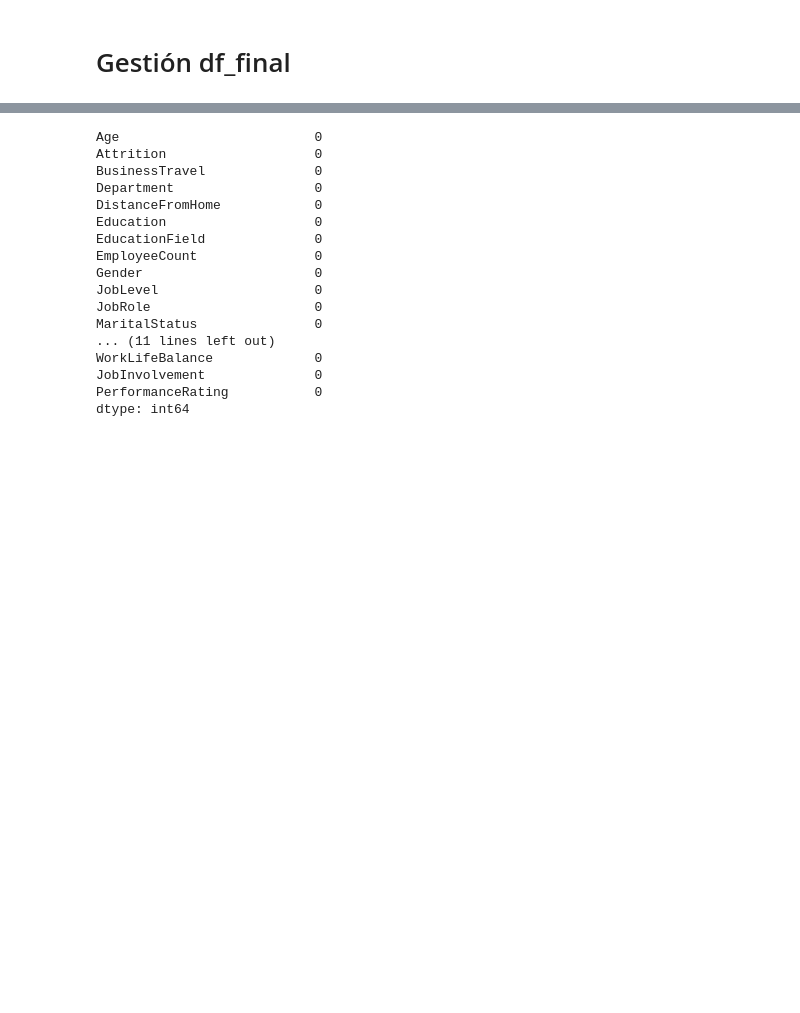
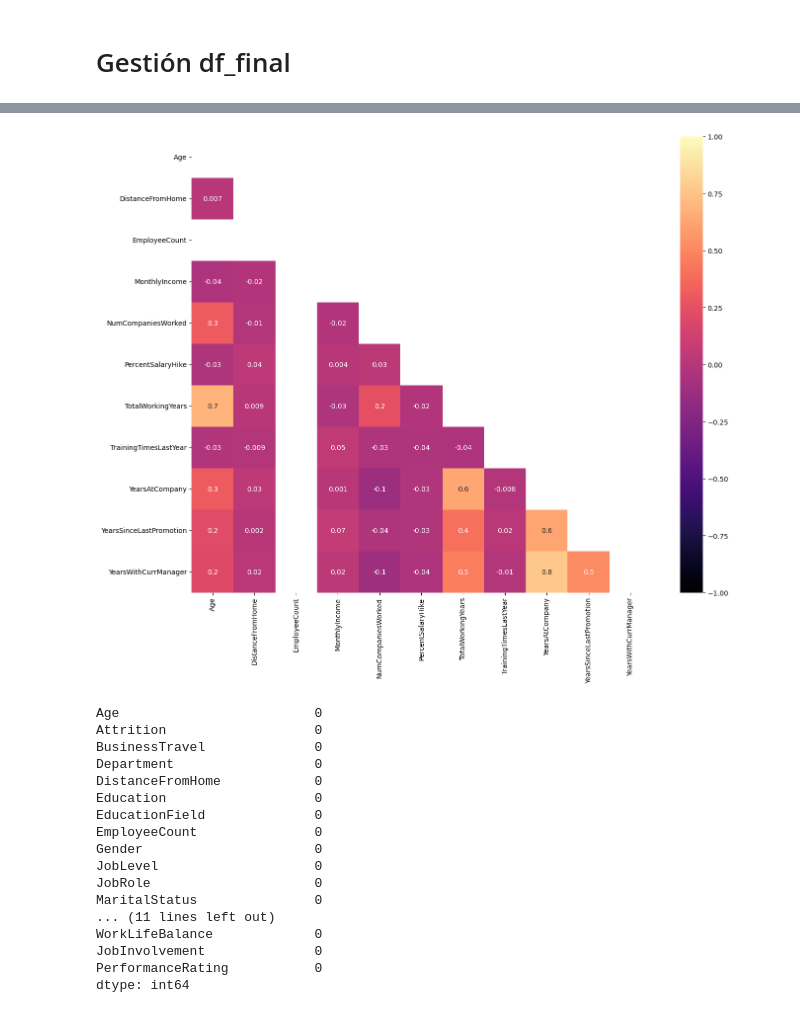
Before and after one commit to Ivan-BV/proyecto8-PrediccionEmpleados, a Jupyter notebook: modelos/modelo2/1. analisis-y-exploracion-de-datos.ipynb, the cells around one changed output, grey strips where cells are left out. Cells and saved outputs as stored; diff of their text form; code cells hidden in the pictures; blank space fills up the shorter version.

```diff
--- a/modelos/modelo2/1. analisis-y-exploracion-de-datos.ipynb
+++ b/modelos/modelo2/1. analisis-y-exploracion-de-datos.ipynb
@@ -339,6 +286,11 @@ df_final.head()
 | 2 | 32 | No | Travel_Frequently | Research & Development | 17 | 4 | Other | ... |
 | 3 | 38 | No | Non-Travel | Research & Development | 2 | 5 | Life Sciences | ... |
 | 4 | 32 | No | Travel_Rarely | Research & Development | 10 | 1 | Medical | ... |
+# %%
+visualizador = sv.Visualizador(df_final)
+visualizador.correlacion((15,12))
+# %% [output]
+[figure, added]
 # %%
 df_final.isna().sum()
 # %% [output]
```
Also changed, not shown: parts of 15 cells of this notebook, 50 other files.
